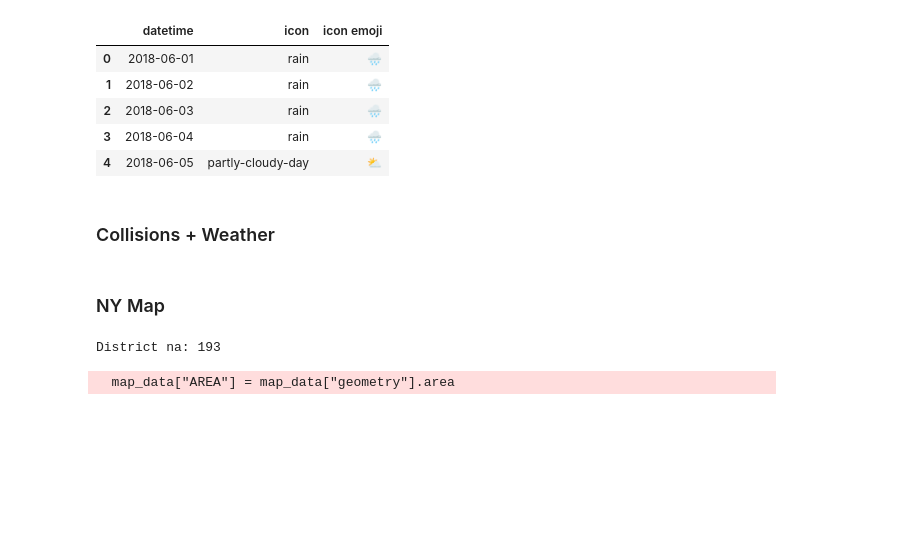
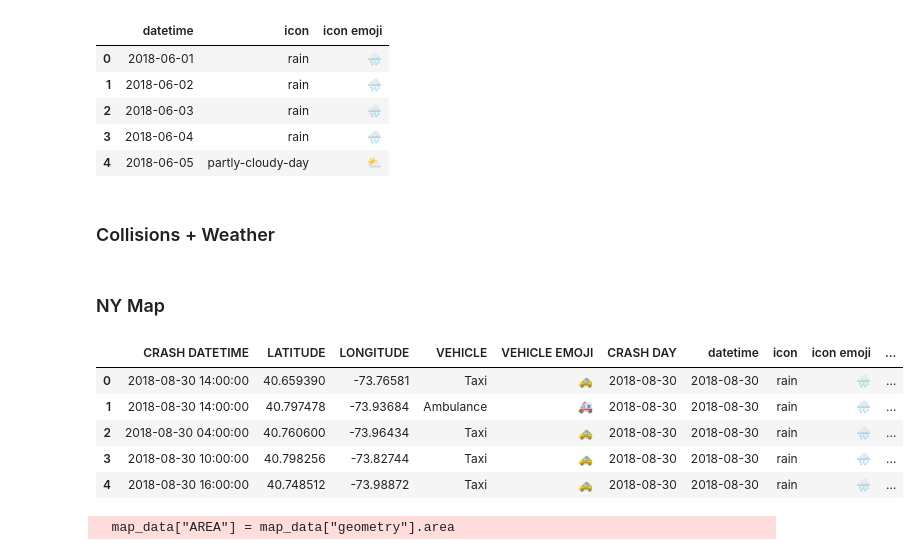
Before and after one commit to marcfranquesa/nyc-collisions-vis, a Jupyter notebook: interactive/pre-processing.ipynb, the cells around one changed output. Cells and saved outputs as stored; diff of their text form; code cells hidden in the pictures; blank space fills up the shorter version.

Commit message:
Weather selector barplot

```diff
--- a/interactive/pre-processing.ipynb
+++ b/interactive/pre-processing.ipynb
@@ -93,7 +93,8 @@ collisions.head()
 weather = pd.read_csv("./original-data/weather2018.csv")
 # %%
 weather = weather[["datetime", "icon"]]
-weather["icon"].unique()
+weather["WEATHER"] = weather["icon"]
+weather["WEATHER"].unique()
 # %% [output]
 array(['rain', 'partly-cloudy-day', 'clear-day', 'cloudy'], dtype=object)
 # %%
@@ -104,7 +105,7 @@ weather_emojis = {
     "partly-cloudy-day" : "⛅️",
 }
 
-weather["icon emoji"] = weather["icon"].map(weather_emojis)
+weather["WEATHER EMOJI"] = weather["WEATHER"].map(weather_emojis)
 # %%
 weather.head()
 # %% [output]
@@ -124,6 +125,15 @@ collisions_weather = pd.merge(collisions, weather, left_on="CRASH DAY", right_on
 # %%
 map_data = gpd.read_file(f"./original-data/map.geojson")
 
 collisions_weather["BOROUGH"] = collisions_weather.apply(lambda x: [-1] if pd.isnull(x["LATITUDE"]) or pd.isnull(x["LONGITUDE"]) else np.where(map_data.contains(Point(x["LONGITUDE"], x["LATITUDE"])))[0], axis=1)
 
 collisions_weather["BOROUGH"] = collisions_weather["BOROUGH"].apply(lambda x: -1 if len(x) == 0 else x[0]).replace(-1, np.nan)
+
+collisions_weather.head()
+# %% [output]
+|  | CRASH DATETIME | LATITUDE | LONGITUDE | VEHICLE | VEHICLE EMOJI | CRASH DAY | datetime | icon | icon emoji | ... |
+| 0 | 2018-08-30 14:00:00 | 40.659390 | -73.76581 | Taxi | 🚕 | 2018-08-30 | 2018-08-30 | rain | 🌧 | ... |
+| 1 | 2018-08-30 14:00:00 | 40.797478 | -73.93684 | Ambulance | 🚑 | 2018-08-30 | 2018-08-30 | rain | 🌧 | ... |
+| 2 | 2018-08-30 04:00:00 | 40.760600 | -73.96434 | Taxi | 🚕 | 2018-08-30 | 2018-08-30 | rain | 🌧 | ... |
+| 3 | 2018-08-30 10:00:00 | 40.798256 | -73.82744 | Taxi | 🚕 | 2018-08-30 | 2018-08-30 | rain | 🌧 | ... |
+| 4 | 2018-08-30 16:00:00 | 40.748512 | -73.98872 | Taxi | 🚕 | 2018-08-30 | 2018-08-30 | rain | 🌧 | ... |
@@ -130,11 +150,7 @@ collisions_weather["BOROUGH"] = collisions_weather["BOROUGH"].apply(lambda x: -1
 # %%
-print(f"District na: {collisions_weather['BOROUGH'].isna().sum()}")
-
-collisions_weather = collisions_weather[["CRASH DATETIME", "BOROUGH", "VEHICLE", "VEHICLE EMOJI", "icon", "icon emoji"]]
+collisions_weather = collisions_weather[["CRASH DATETIME", "BOROUGH", "VEHICLE", "VEHICLE EMOJI", "WEATHER", "WEATHER EMOJI"]]
 
 collisions_weather.to_csv("./processed-data/collisions_weather.csv", index=False)
-# %% [output]
-District na: 193
 # %%
 map_data["COLLISIONS"] = collisions_weather.groupby(["BOROUGH"]).size()
 
```
Also changed, not shown: parts of 1 cell of this notebook, 3 other files.
